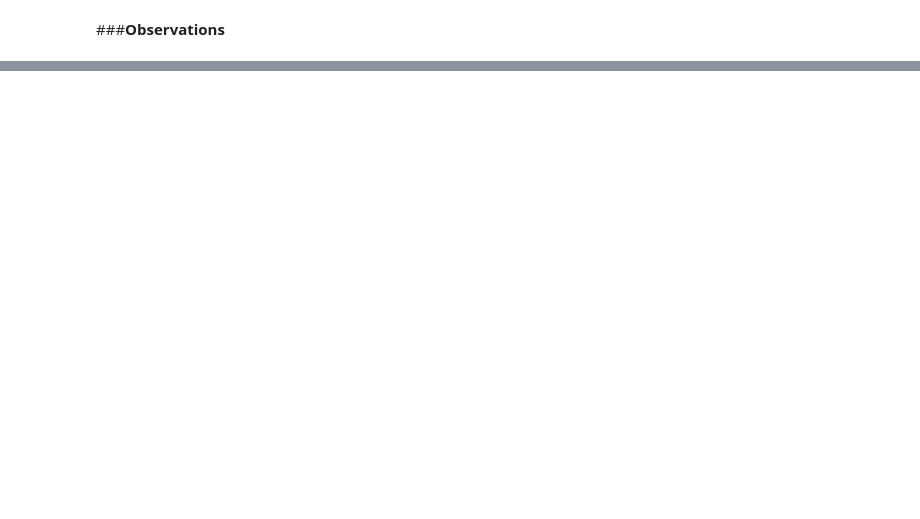
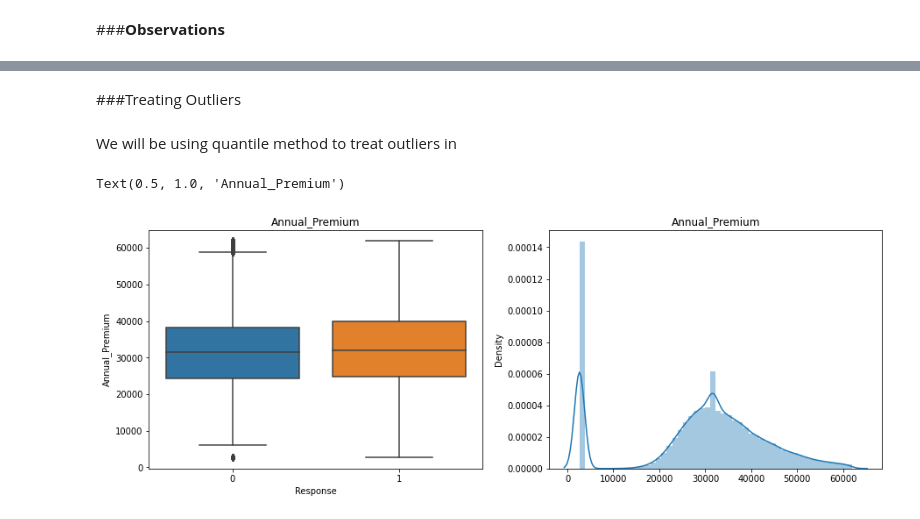
Before and after one commit to shadabsgit/ML-Classification-Capstone-Project, a Jupyter notebook: HEALTH_INSURANCE_CROSS_SELL_PREDICTION.ipynb, the cells around one changed output, grey strips where cells are left out. Cells and saved outputs as stored; diff of their text form; code cells hidden in the pictures; blank space fills up the shorter version.

```diff
--- a/HEALTH_INSURANCE_CROSS_SELL_PREDICTION.ipynb
+++ b/HEALTH_INSURANCE_CROSS_SELL_PREDICTION.ipynb
@@ -189,0 +228,21 @@ Name: Response, dtype: int64
+# %% [markdown]
+###Treating Outliers
+# %% [markdown]
+We will be using quantile method to treat outliers in
+# %%
+#Defining Median, Q1 and Q3 for 'Annual_Premium' column
+q1, q3, median = data['Annual_Premium'].quantile([0.25,0.75,0.5])
+
+#Finding upper and lower limits
+lower_limit = q1 - 1.5*(q3-q1)
+upper_limit = q3 + 1.5*(q3-q1)
+
+data['Annual_Premium'] = np.where(data['Annual_Premium'] > upper_limit, median,np.where(
+                            data['Annual_Premium'] < lower_limit,median,data['Annual_Premium']))
+# %%
+fig, axes = plt.subplots(1, 2, figsize=(15,5))
+sns.boxplot(ax = axes[0], x=data['Response'], y=data['Annual_Premium']).set_title('Annual_Premium')
+sns.distplot(ax = axes[1], x=data['Annual_Premium']).set_title('Annual_Premium')
+# %% [output]
+Text(0.5, 1.0, 'Annual_Premium')
+[figure, added]
```
Also changed, not shown: parts of 27 cells of this notebook.
